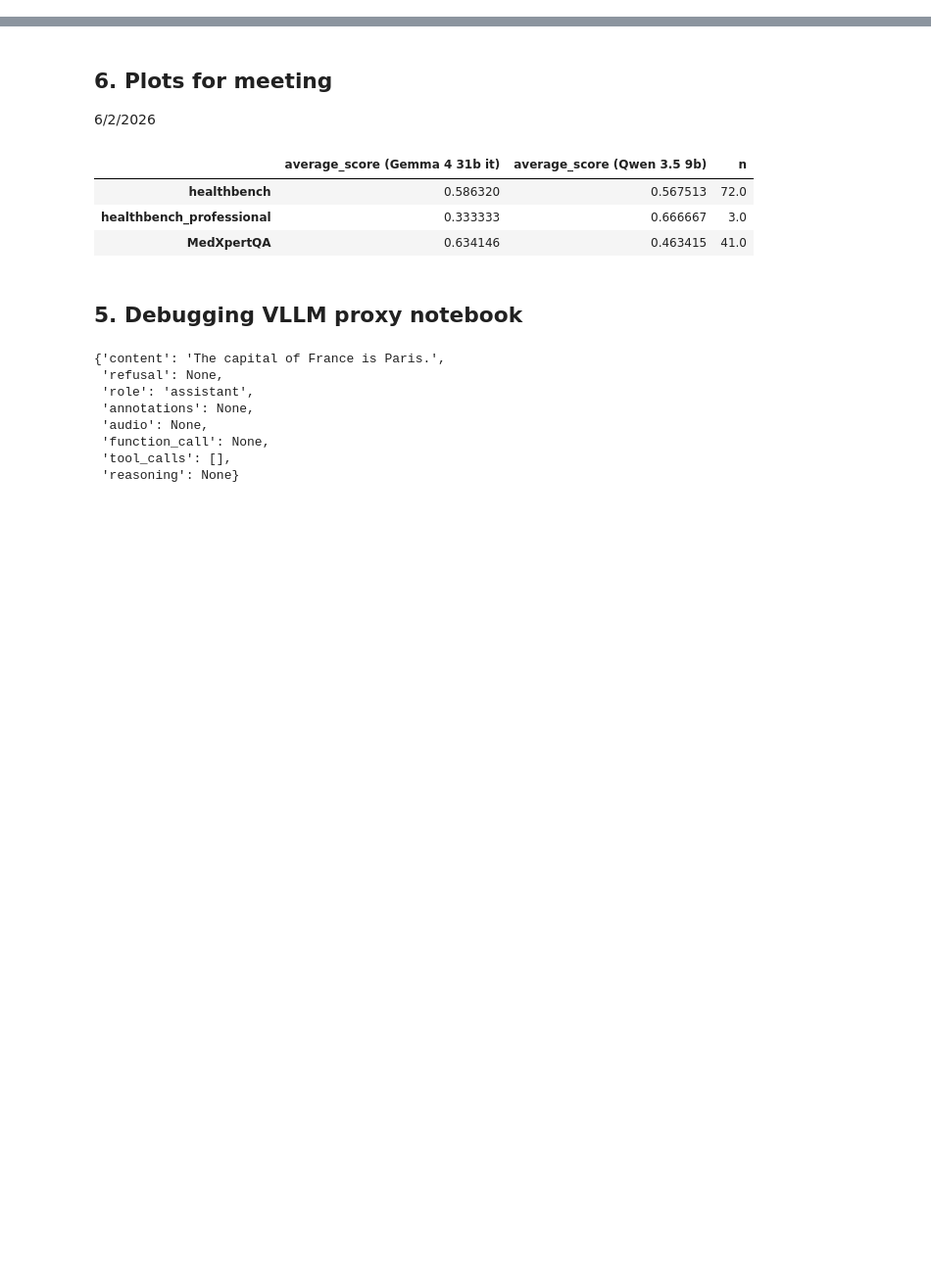
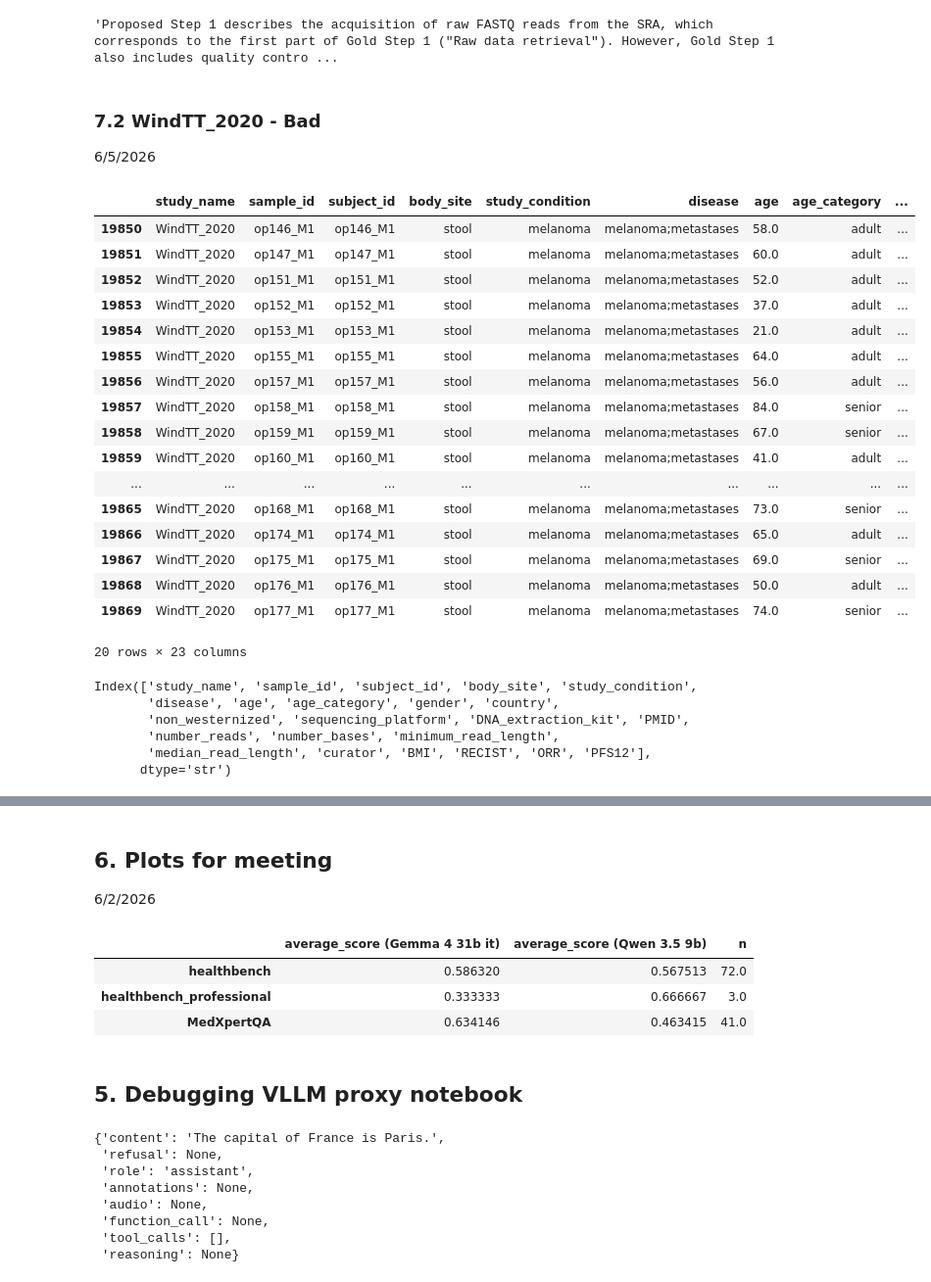
Before and after one commit to bnewm0609/microbiome_eval, a Jupyter notebook: notebooks/Exploration 1.ipynb, the cells around one changed output, grey strips where cells are left out. Shown at 98% size. Drawn from its saved outputs; the diff is of its cells as text; code cells hidden in the pictures; blank space fills up the shorter version.

```diff
--- a/notebooks/Exploration 1.ipynb
+++ b/notebooks/Exploration 1.ipynb
@@ -0,0 +594,31 @@
+# %%
+judge_resps[0]["content"]
+# %% [output]
+'Proposed Step 1 describes the acquisition of raw FASTQ reads from the SRA, which corresponds to the first part of Gold Step 1 ("Raw data retrieval"). However, Gold Step 1 also includes quality contro ...
+# %% [markdown]
+### 7.2 WindTT_2020 - Bad
+
+6/5/2026
+# %%
+study_name = "WindTT_2020"
+
+cmda_metadata.query(f"study_name == '{study_name}'").dropna(axis=1, how='all')#.to_markdown())
+# %% [output]
+|  | study_name | sample_id | subject_id | body_site | study_condition | disease | age | age_category | ... |
+| 19850 | WindTT_2020 | op146_M1 | op146_M1 | stool | melanoma | melanoma;metastases | 58.0 | adult | ... |
+| 19851 | WindTT_2020 | op147_M1 | op147_M1 | stool | melanoma | melanoma;metastases | 60.0 | adult | ... |
+| 19852 | WindTT_2020 | op151_M1 | op151_M1 | stool | melanoma | melanoma;metastases | 52.0 | adult | ... |
+| 19853 | WindTT_2020 | op152_M1 | op152_M1 | stool | melanoma | melanoma;metastases | 37.0 | adult | ... |
+| 19854 | WindTT_2020 | op153_M1 | op153_M1 | stool | melanoma | melanoma;metastases | 21.0 | adult | ... |
+| 19855 | WindTT_2020 | op155_M1 | op155_M1 | stool | melanoma | melanoma;metastases | 64.0 | adult | ... |
+| 19856 | WindTT_2020 | op157_M1 | op157_M1 | stool | melanoma | melanoma;metastases | 56.0 | adult | ... |
+| 19857 | WindTT_2020 | op158_M1 | op158_M1 | stool | melanoma | melanoma;metastases | 84.0 | senior | ... |
+| 19858 | WindTT_2020 | op159_M1 | op159_M1 | stool | melanoma | melanoma;metastases | 67.0 | senior | ... |
+| 19859 | WindTT_2020 | op160_M1 | op160_M1 | stool | melanoma | melanoma;metastases | 41.0 | adult | ... |
+| ... | ... | ... | ... | ... | ... | ... | ... | ... | ... |
+| 19865 | WindTT_2020 | op168_M1 | op168_M1 | stool | melanoma | melanoma;metastases | 73.0 | senior | ... |
+| 19866 | WindTT_2020 | op174_M1 | op174_M1 | stool | melanoma | melanoma;metastases | 65.0 | adult | ... |
+| 19867 | WindTT_2020 | op175_M1 | op175_M1 | stool | melanoma | melanoma;metastases | 69.0 | senior | ... |
+| 19868 | WindTT_2020 | op176_M1 | op176_M1 | stool | melanoma | melanoma;metastases | 50.0 | adult | ... |
+| 19869 | WindTT_2020 | op177_M1 | op177_M1 | stool | melanoma | melanoma;metastases | 74.0 | senior | ... |
+20 rows × 23 columns
@@ -0,0 +638,9 @@
+# %%
+cmda_metadata.query(f"study_name == '{study_name}'").dropna(axis=1, how='all').columns
+# %% [output]
+Index(['study_name', 'sample_id', 'subject_id', 'body_site', 'study_condition',
+       'disease', 'age', 'age_category', 'gender', 'country',
+       'non_westernized', 'sequencing_platform', 'DNA_extraction_kit', 'PMID',
+       'number_reads', 'number_bases', 'minimum_read_length',
+       'median_read_length', 'curator', 'BMI', 'RECIST', 'ORR', 'PFS12'],
+      dtype='str')
```
Also changed, not shown: parts of 49 cells of this notebook.
